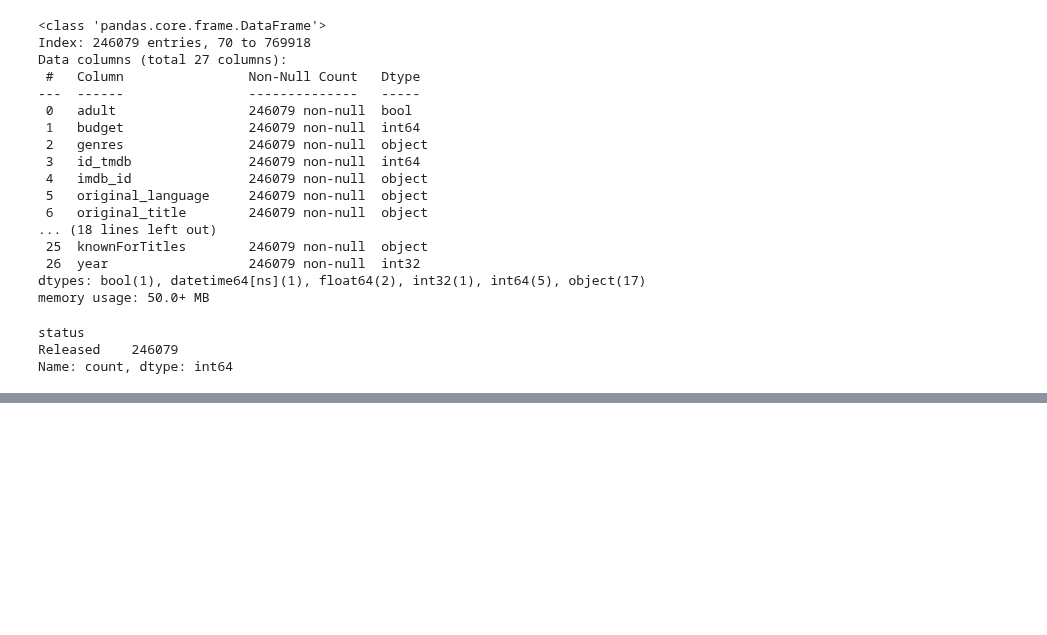
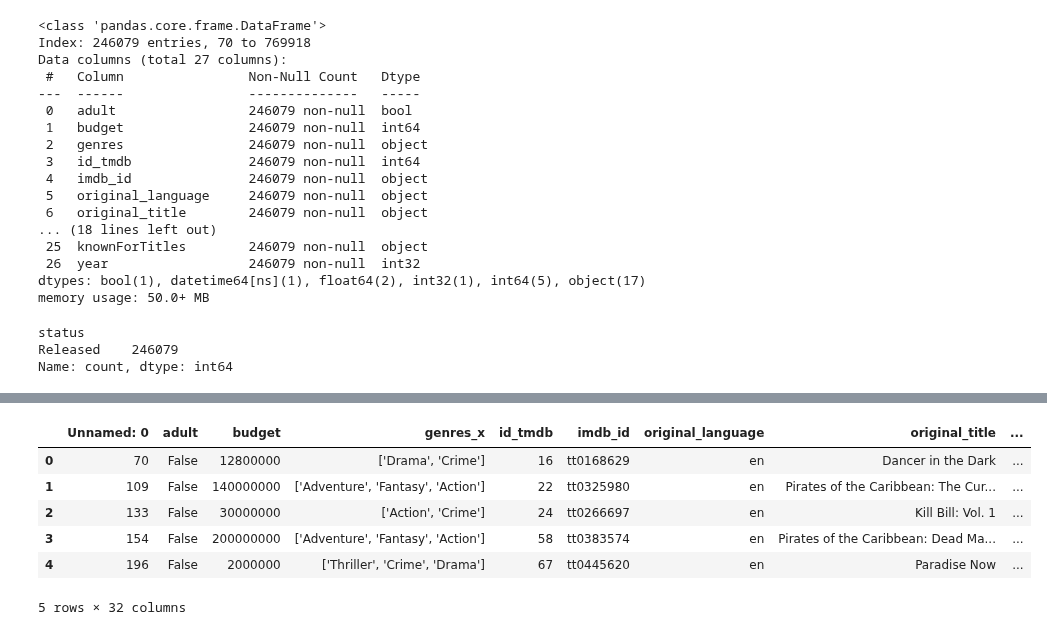
Before and after one commit to Cynthia-OK/CreuseLlywood, a Jupyter notebook: nettoyage_data.ipynb, the cells around one changed output, grey strips where cells are left out. Drawn from its saved outputs; the diff is of its cells as text; code cells hidden in the pictures; blank space fills up the shorter version.

```diff
--- a/nettoyage_data.ipynb
+++ b/nettoyage_data.ipynb
@@ -209 +207,7 @@ films_tmdb_imdb_sup5_2000_60 = films_tmdb_imdb_sup5_2000_60[films_tmdb_imdb_sup5
+# %%
+df_basics = pd.read_csv("./donnees/IMDb/title.basics.tsv", sep='\t',low_memory=False)
+# %%
+films = pd.read_csv("./donnees/films_selectionnes.csv", sep='\t')
+# %%
+verif = pd.merge(films,df_basics, how = 'left',left_on='imdb_id', right_on='tconst')
 # %%
@@ -228,0 +247,11 @@ memory usage: 15.9+ MB
+# %%
+verif_v2 = verif[(verif['titleType'] == 'movie')]
+verif_v2.head()
+# %% [output]
+|  | Unnamed: 0 | adult | budget | genres_x | id_tmdb | imdb_id | original_language | original_title | ... |
+| 0 | 70 | False | 12800000 | ['Drama', 'Crime'] | 16 | tt0168629 | en | Dancer in the Dark | ... |
+| 1 | 109 | False | 140000000 | ['Adventure', 'Fantasy', 'Action'] | 22 | tt0325980 | en | Pirates of the Caribbean: The Cur... | ... |
+| 2 | 133 | False | 30000000 | ['Action', 'Crime'] | 24 | tt0266697 | en | Kill Bill: Vol. 1 | ... |
+| 3 | 154 | False | 200000000 | ['Adventure', 'Fantasy', 'Action'] | 58 | tt0383574 | en | Pirates of the Caribbean: Dead Ma... | ... |
+| 4 | 196 | False | 2000000 | ['Thriller', 'Crime', 'Drama'] | 67 | tt0445620 | en | Paradise Now | ... |
+5 rows × 32 columns
```
Also changed, not shown: parts of 17 cells of this notebook.
